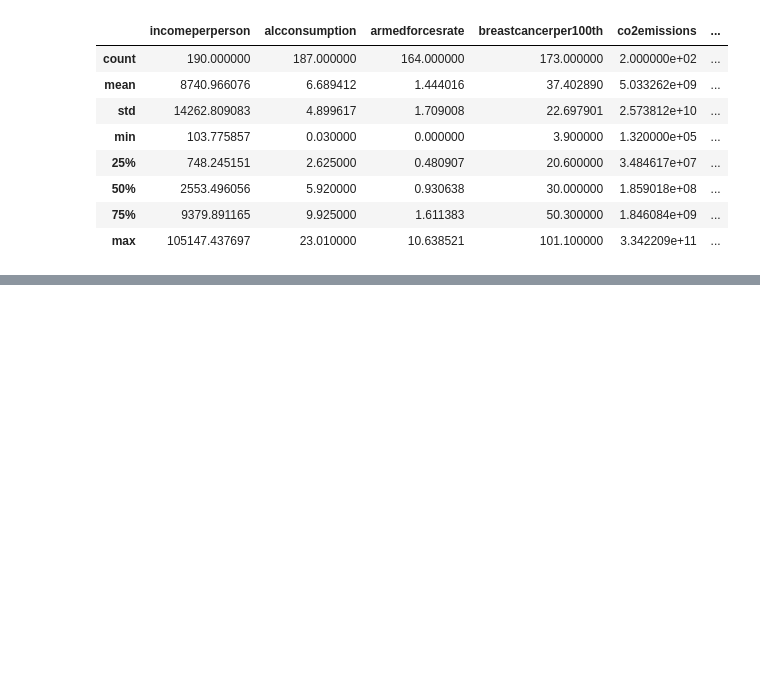
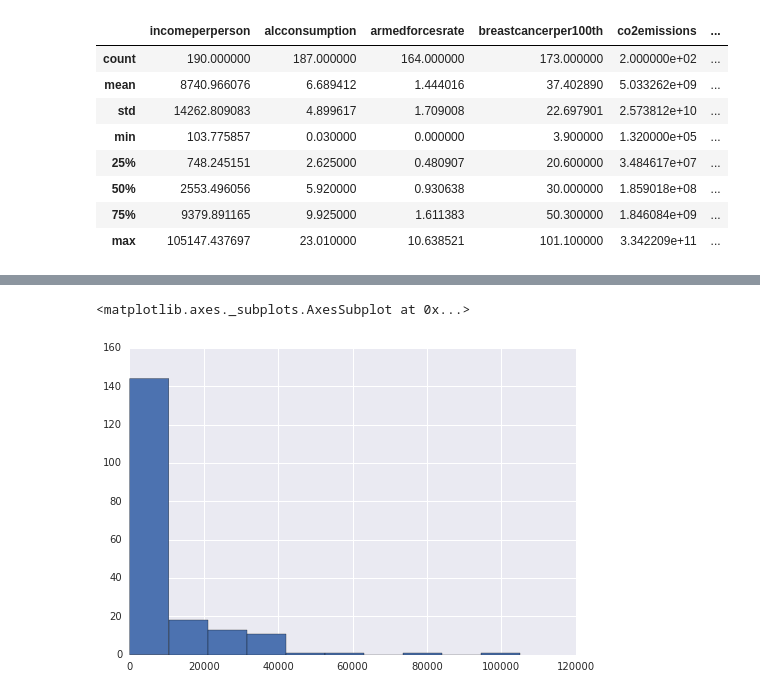
Before and after one commit to DaveXster/iPython-Notebook, a Jupyter notebook: Example project.ipynb, the cells around one changed output, grey strips where cells are left out. Drawn from its saved outputs; the diff is of its cells as text; code cells hidden in the pictures; blank space fills up the shorter version.

```diff
--- a/Example project.ipynb
+++ b/Example project.ipynb
@@ -39,0 +106,6 @@ df.iloc[:,1:]
+# %%
+import seaborn as sns
+df['incomeperperson'].hist()
+# %% [output]
+<matplotlib.axes._subplots.AxesSubplot at 0x...>
+[figure, added]
```
Also changed, not shown: parts of 10 cells of this notebook.
